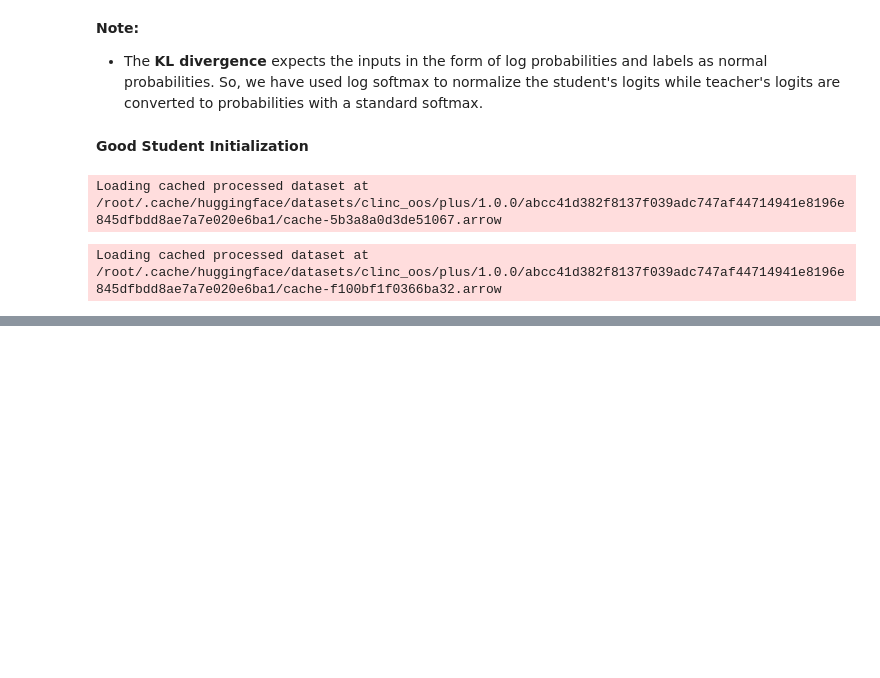
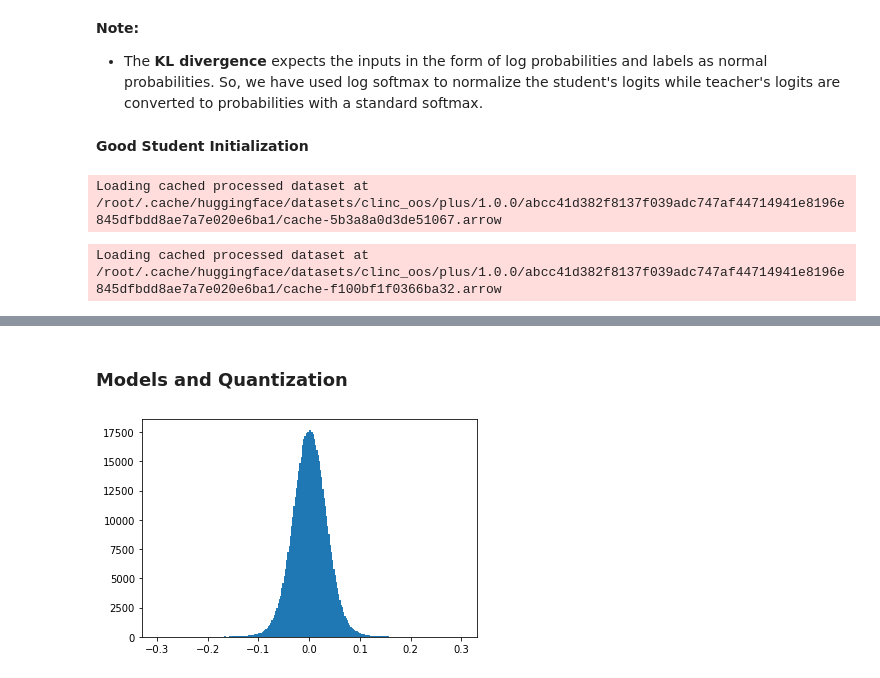
Before and after one commit to ThinamXx/Transformers_NLP, a Jupyter notebook: 02. NLP with Transformers/08. Transformers in Production/Transformers&Production.ipynb, the cells around one changed output, grey strips where cells are left out. Saved outputs shown, nothing was run; the diff lists cells and outputs as text; code cells hidden in the pictures; blank space fills up the shorter version.

```diff
--- a/02. NLP with Transformers/08. Transformers in Production/Transformers&Production.ipynb
+++ b/02. NLP with Transformers/08. Transformers in Production/Transformers&Production.ipynb
@@ -375,0 +621,10 @@ plot_metrics(perf_metrics, optim_type)
+# %% [markdown]
+### **Models and Quantization**
+# %%
+#@ PLOTTING FREQUENCY DISTRIBUTION:
+state_dict = pipe.model.state_dict()                                                # Initializing model.
+weights = state_dict["distilbert.transformer.layer.0.attention.out_lin.weight"]     # Initializing weights.
+plt.hist(weights.flatten().numpy(), bins=250, range=(-0.3, 0.3), edgecolor="C0")    # Plotting histograms.
+plt.show()
+# %% [output]
+[figure, added]
```
Also changed, not shown: parts of 15 cells of this notebook.
